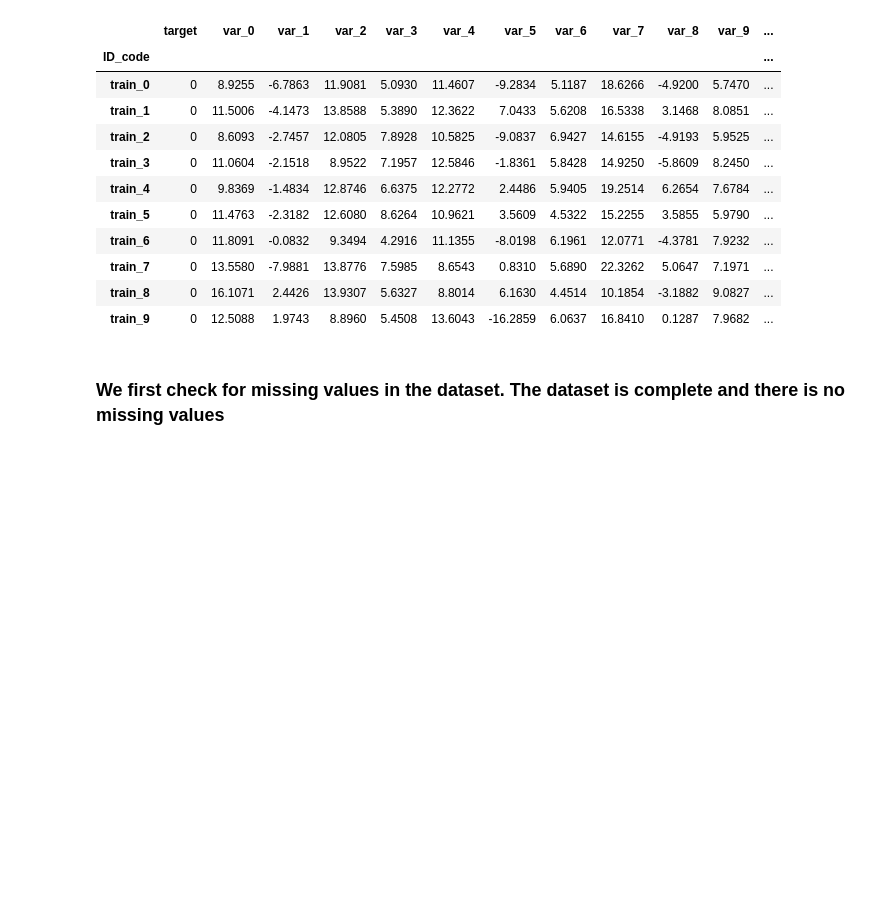
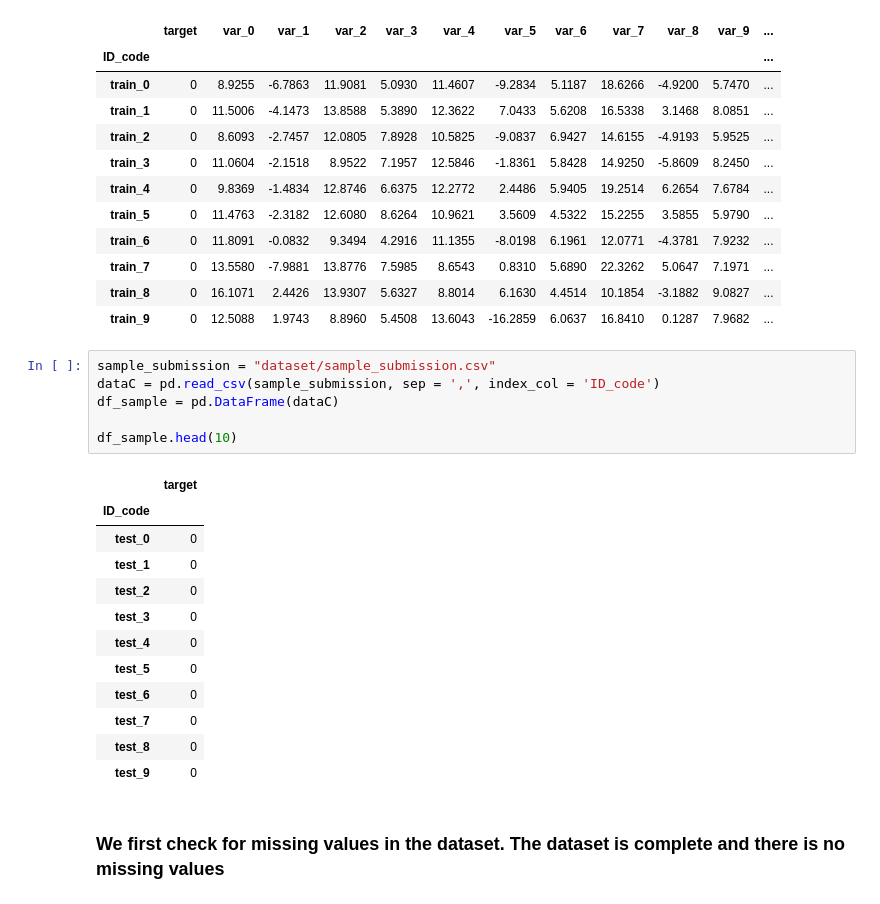
Before and after one commit to adkulas/ECE657A-Data-Modelling, a Jupyter notebook: project/code/G10-project.ipynb, the cells around one changed output. Cells and saved outputs as stored; diff of their text form; blank space fills up the shorter version.

```diff
--- a/project/code/G10-project.ipynb
+++ b/project/code/G10-project.ipynb
@@ -70,6 +70,25 @@ dfTrain.head(10)
 | train_7 | 0 | 13.5580 | -7.9881 | 13.8776 | 7.5985 | 8.6543 | 0.8310 | 5.6890 | 22.3262 | 5.0647 | 7.1971 | ... |
 | train_8 | 0 | 16.1071 | 2.4426 | 13.9307 | 5.6327 | 8.8014 | 6.1630 | 4.4514 | 10.1854 | -3.1882 | 9.0827 | ... |
 | train_9 | 0 | 12.5088 | 1.9743 | 8.8960 | 5.4508 | 13.6043 | -16.2859 | 6.0637 | 16.8410 | 0.1287 | 7.9682 | ... |
+# %%
+sample_submission = "dataset/sample_submission.csv"
+dataC = pd.read_csv(sample_submission, sep = ',', index_col = 'ID_code')
+df_sample = pd.DataFrame(dataC)
+
+df_sample.head(10)
+# %% [output]
+|  | target |
+| ID_code |  |
+| test_0 | 0 |
+| test_1 | 0 |
+| test_2 | 0 |
+| test_3 | 0 |
+| test_4 | 0 |
+| test_5 | 0 |
+| test_6 | 0 |
+| test_7 | 0 |
+| test_8 | 0 |
+| test_9 | 0 |
 # %% [markdown]
 ### We first check for missing values in the dataset. The dataset is complete and there is no missing values
 # %%
```
Also changed, not shown: parts of 21 cells of this notebook, 5 other files.
